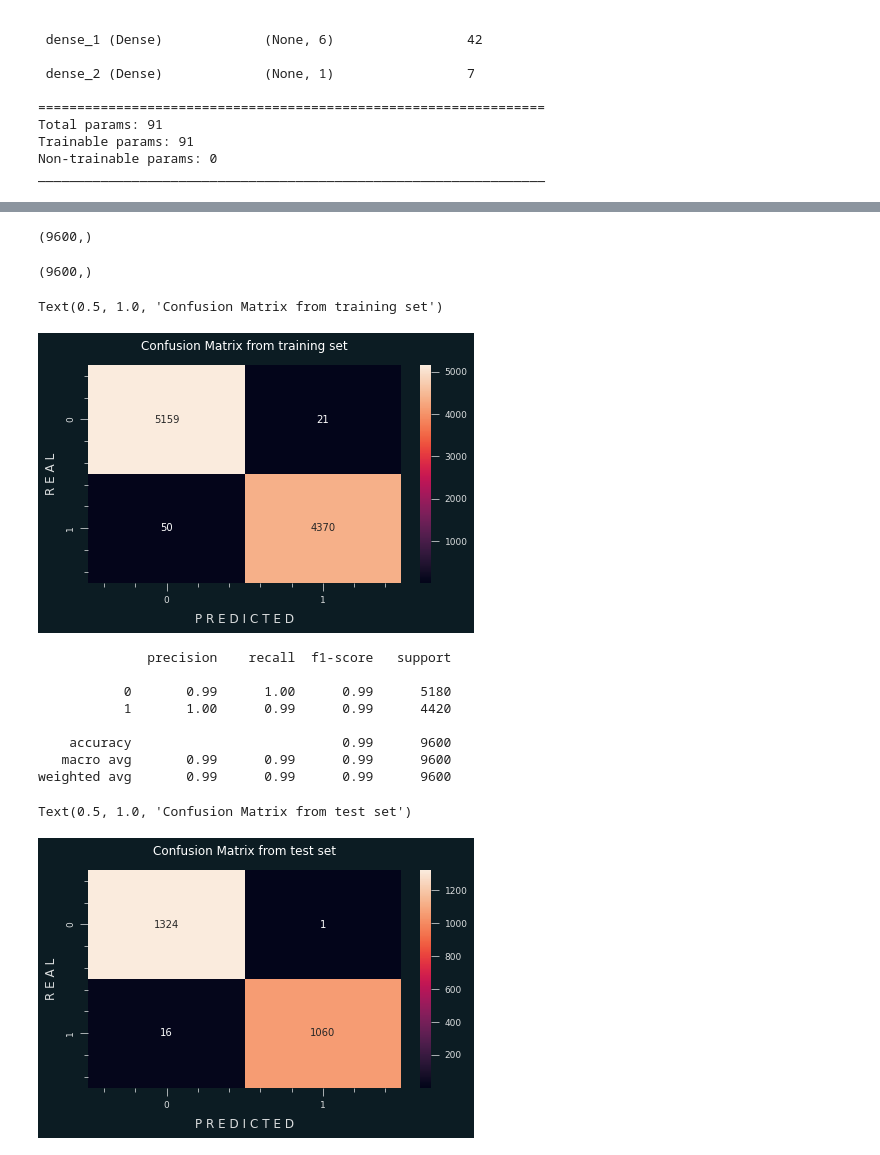
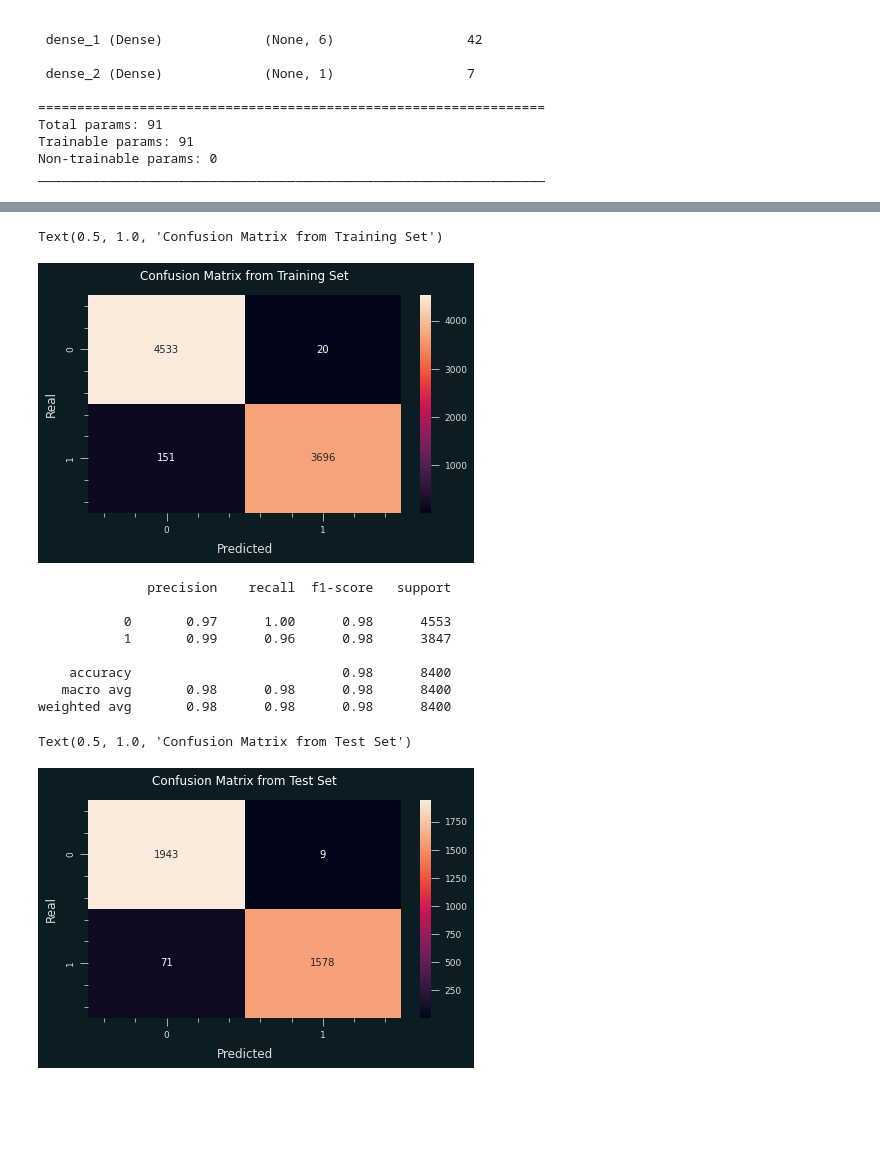
Before and after one commit to ViniciusBrSc/electrical_fault, a Jupyter notebook: code/models/ann_v2.ipynb, the cells around one changed output, grey strips where cells are left out. Cells and saved outputs as stored; diff of their text form; code cells hidden in the pictures; blank space fills up the shorter version.

Commit message:
Organizing new versions of the notebooks

```diff
--- a/code/models/ann_v2.ipynb
+++ b/code/models/ann_v2.ipynb
@@ -15,4 +15,4 @@ version = "v2" # TODO: MODIFICAR ESTE NOTEBOOK E RODAR PELA PRIMEIRA VEZ...
 # %%
-df_train = pd.read_csv(f'../../data/processed/df_train_{version}.csv', index_col=[0])
-df_test = pd.read_csv(f'../../data/processed/df_test_{version}.csv', index_col=[0])
+df_train = pd.read_csv(f'../../data/processed/df_train_{nb_version}.csv', index_col=[0])
+df_test = pd.read_csv(f'../../data/processed/df_test_{nb_version}.csv', index_col=[0])
 display(f'Train: {df_train.shape}', df_train.head(), f'Test: {df_test.shape}', df_test.head())
@@ -19,3 +34,8 @@ display(f'Train: {df_train.shape}', df_train.head(), f'Test: {df_test.shape}', d
+# %%
+X_train = df_train.drop(['index','output'], axis=1)
+Y_train = df_train['output']
+X_test = df_test.drop(['index','output'], axis=1)
+Y_test = df_test['output']
 # %%
 model_ann = Sequential()
 model_ann.add(Dense(units=6, activation='relu', input_shape=(6,)))
@@ -40,6 +60,6 @@ Trainable params: 91
 Non-trainable params: 0
 _________________________________________________________________
 # %%
-hist = model_ann.fit(X_train_ss, Y_train, batch_size=32, epochs=100)
+hist = model_ann.fit(X_train, Y_train, batch_size=32, epochs=100, validation_data=(X_test, Y_test))
 # %% [output]
 Epoch 1/100
@@ -101,10 +131,10 @@ plt.plot(hist.history['accuracy'])
 # %%
-Y_train_pred = model_ann.predict(X_train_ss)
-Y_test_pred = model_ann.predict(X_test_ss)
+Y_train_pred = model_ann.predict(X_train)
+Y_test_pred = model_ann.predict(X_test)
 Y_train_pred = np.where(Y_train_pred < 0.5, 0, 1)
 Y_test_pred = np.where(Y_test_pred < 0.5, 0, 1)
-Y_train_pred = np.reshape(Y_train_pred,len(Y_train_pred))
-Y_test_pred = np.reshape(Y_test_pred,len(Y_test_pred))
+Y_train_pred = np.reshape(Y_train_pred, len(Y_train_pred))
+Y_test_pred = np.reshape(Y_test_pred, len(Y_test_pred))
 cmf_train = confusion_matrix(Y_train, Y_train_pred)
 cmf_test = confusion_matrix(Y_test, Y_test_pred)
 # %% [output]
@@ -118,39 +143,30 @@ sns.scatterplot(data=pd.DataFrame(Y_train_pred))
-# %%
-#np.where(Y_train_pred < 0.5, 0, 1).shape#,len(Y_train_pred)
-np.reshape(np.where(Y_train_pred < 0.5, 0, 1),len(Y_train_pred)).shape
-# %% [output]
-(9600,)
-# %%
-Y_train.shape
-# %% [output]
-(9600,)
 # %%
 plt.figure(figsize=(7,4))
 sns.heatmap(cmf_train, annot=True, fmt='d', linecolor='gray')
-plt.xlabel('P R E D I C T E D')
-plt.ylabel('R E A L')
-plt.title('Confusion Matrix from training set')
+plt.xlabel('Predicted')
+plt.ylabel('Real')
+plt.title('Confusion Matrix from Training Set')
 # %% [output]
-Text(0.5, 1.0, 'Confusion Matrix from training set')
+Text(0.5, 1.0, 'Confusion Matrix from Training Set')
-[figure, old version]
+[figure, new version]
 # %%
-print(classification_report(Y_train,Y_train_pred))
+print(classification_report(Y_train, Y_train_pred))
 # %% [output]
               precision    recall  f1-score   support
 
-           0       0.99      1.00      0.99      5180
-           1       1.00      0.99      0.99      4420
+           0       0.97      1.00      0.98      4553
+           1       0.99      0.96      0.98      3847
 
-    accuracy                           0.99      9600
-   macro avg       0.99      0.99      0.99      9600
-weighted avg       0.99      0.99      0.99      9600
+    accuracy                           0.98      8400
+   macro avg       0.98      0.98      0.98      8400
+weighted avg       0.98      0.98      0.98      8400
 # %%
 plt.figure(figsize=(7,4))
 sns.heatmap(cmf_test, annot=True, fmt='d', linecolor='gray')
-plt.xlabel('P R E D I C T E D')
-plt.ylabel('R E A L')
-plt.title('Confusion Matrix from test set')
+plt.xlabel('Predicted')
+plt.ylabel('Real')
+plt.title('Confusion Matrix from Test Set')
 # %% [output]
-Text(0.5, 1.0, 'Confusion Matrix from test set')
+Text(0.5, 1.0, 'Confusion Matrix from Test Set')
-[figure, old version]
+[figure, new version]
 # %%
```
Also changed, not shown: parts of 13 cells of this notebook, 9 other files.
